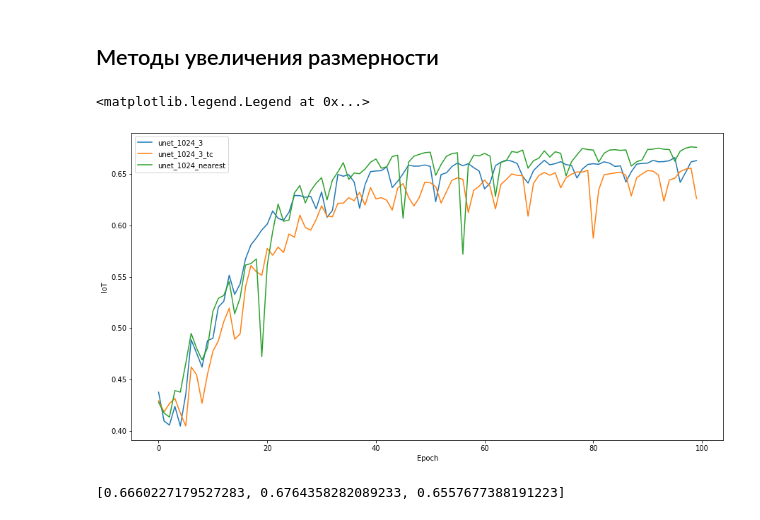
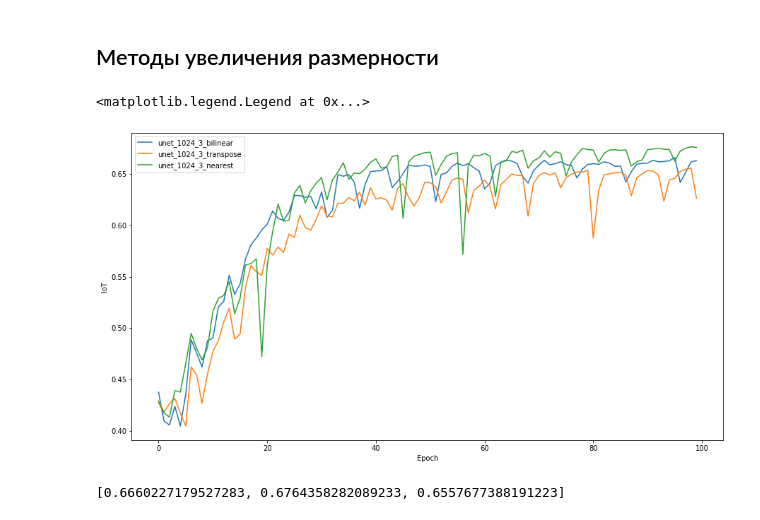
Before and after one commit to RobertVoropaev/InteriorRecognitionSystem, a Jupyter notebook: 5.Metrics.ipynb, the cells around one changed output. Saved outputs shown, nothing was run; the diff lists cells and outputs as text; code cells hidden in the pictures.

```diff
--- a/5.Metrics.ipynb
+++ b/5.Metrics.ipynb
@@ -271,18 +271,18 @@ plt.legend()
 # %%
 plt.figure(figsize=(15, 8))
 
-plt.plot(unet_1024_3.epoch, unet_1024_3.val_jaccard_coef, label="unet_1024_3")
+plt.plot(unet_1024_3.epoch, unet_1024_3.val_jaccard_coef, label="unet_1024_3_bilinear")
 
 #plt.plot(unet_1024_bs_10.epoch, unet_1024_bs_10.val_jaccard_coef, label="unet_1024_3_10")
-plt.plot(unet_1024_tc.epoch, unet_1024_tc.val_jaccard_coef, label="unet_1024_3_tc")
-plt.plot(unet_1024_nearest.epoch, unet_1024_nearest.val_jaccard_coef, label="unet_1024_nearest")
+plt.plot(unet_1024_tc.epoch, unet_1024_tc.val_jaccard_coef, label="unet_1024_3_transpose")
+plt.plot(unet_1024_nearest.epoch, unet_1024_nearest.val_jaccard_coef, label="unet_1024_3_nearest")
 
 plt.xlabel("Epoch")
 plt.ylabel("IoT")
 plt.legend()
 # %% [output]
 <matplotlib.legend.Legend at 0x...>
-[figure, old version]
+[figure, new version]
 # %%
 max_iot_upsa = [unet_1024_3_max, unet_1024_nearest_max, unet_1024_tc_max]
 max_iot_upsa
```
Also changed, not shown: parts of 1 cell of this notebook, 3 other files.
